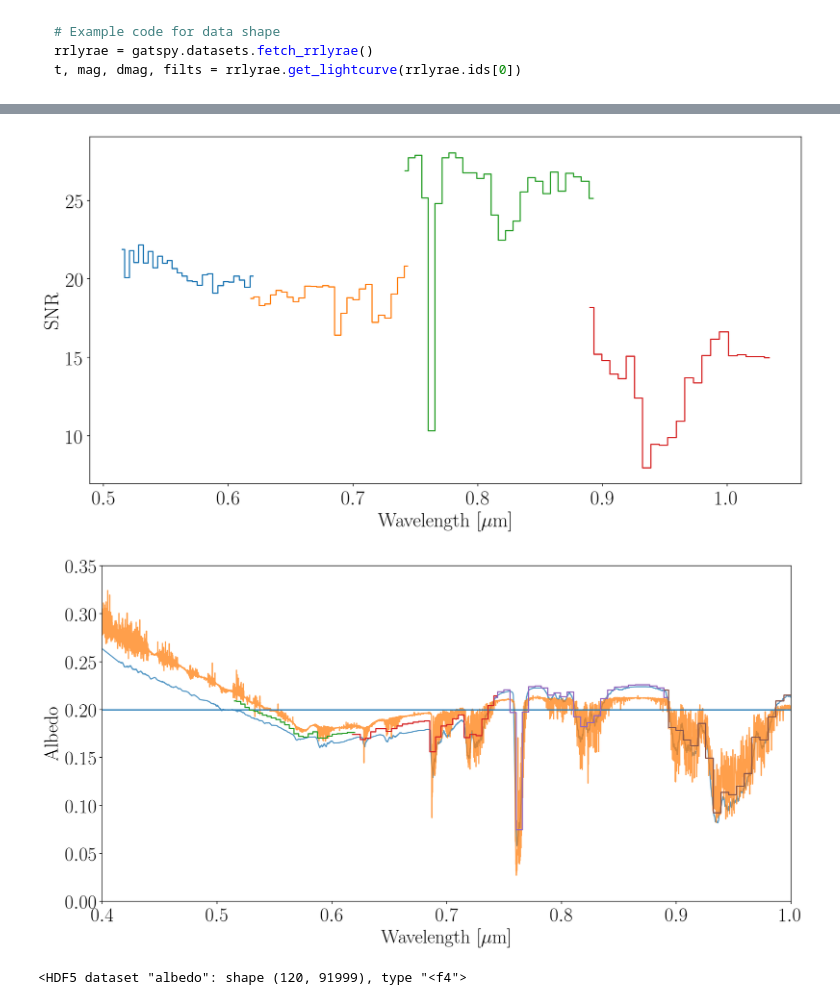
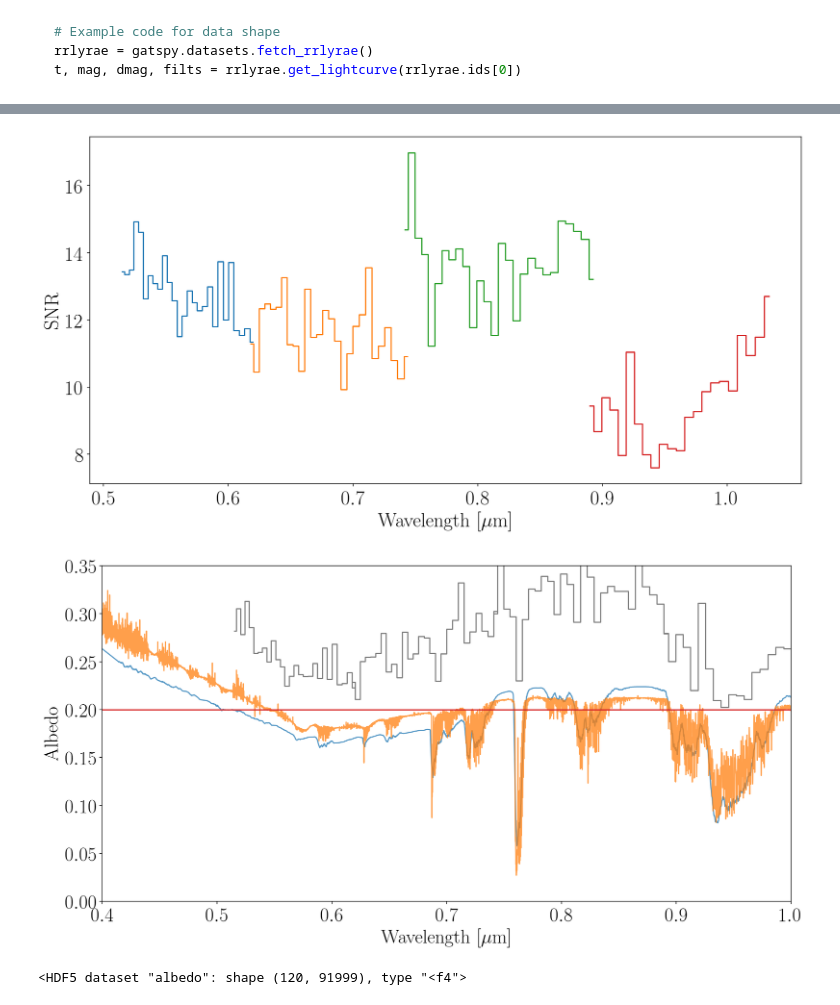
Before and after one commit to jlustigy/luvoir_hec_drm, a Jupyter notebook: notebooks/time_variability_bonus_drm.ipynb, the cells around one changed output, grey strips where cells are left out. Cells and saved outputs as stored; diff of their text form; code cells hidden in the pictures.

```diff
--- a/notebooks/time_variability_bonus_drm.ipynb
+++ b/notebooks/time_variability_bonus_drm.ipynb
@@ -217,7 +217,7 @@ HIP32439 - F8V - 17.87pc
 # %%
 ibp = 8
 
-itarget = 1
+itarget = 3
 drmx.tpbpcs_rect[idraw, ibp]
 N =  int(np.ceil(tpbpcs_draws[itarget,ibp]))
 tpbpcs_draws[itarget,ibp], int(np.ceil(tpbpcs_draws[itarget,ibp]))
@@ -508,12 +568,12 @@ Text(0.1,0.5,'Relative Albedo')
 # %%
 fig2, ax2 = plt.subplots(figsize = (16,8))
 ax2.set_xlabel("Wavelength [$\mu$m]")
 ax2.set_ylabel("SNR")
 
 for i in range(len(bps)):
-    ax2.plot(lams[i], SNRs[i], ls = "steps-mid")
+    ax2.plot(lams[i], Aobs[i]/Asigs[i], ls = "steps-mid")
 # %% [output]
-[figure, old version]
+[figure, new version]
 # %%
 fig2, ax2 = plt.subplots(figsize = (16,8))
 ax2.set_xlabel("Wavelength [$\mu$m]")
@@ -522,18 +582,18 @@ ax2.set_ylabel("Albedo")
 ax2.set_xlim(0.4, 1.0)
 ax2.set_ylim(0.0, 0.35)
 
-ax2.plot(drmx.LAMHR, drmx.AHR, alpha=0.75)
+ax2.plot(drmx.LAMHR, drmx.AHR, alpha=0.75, color = "C0")
 
 ax2.plot(data.earth_model.hfile["True_Earth/geom_equatorial_90deg/reflectance/wavelength"],
          np.pi*data.earth_model.hfile["True_Earth/geom_equatorial_90deg/reflectance/albedo"][10,:] / data.planet.Phi,
-         alpha = 0.75)
+         alpha = 0.75, color = "C1")
 
-ax2.axhline(drmx.Ahr_flat)
+ax2.axhline(drmx.Ahr_flat, color = "C3")
 
 for i in range(len(bps)):
-    ax2.plot(lams[i], Atrus[i], ls = "steps-mid")
+    ax2.plot(lams[i], Aobs[i], ls = "steps-mid", color = "grey")
 # %% [output]
-[figure, old version]
+[figure, new version]
 # %%
 Ahr_flat  = drmx.Ahr_flat * np.ones(len(drmx.LAMHR))
 
```
Also changed, not shown: parts of 14 cells of this notebook, 3 other files.
